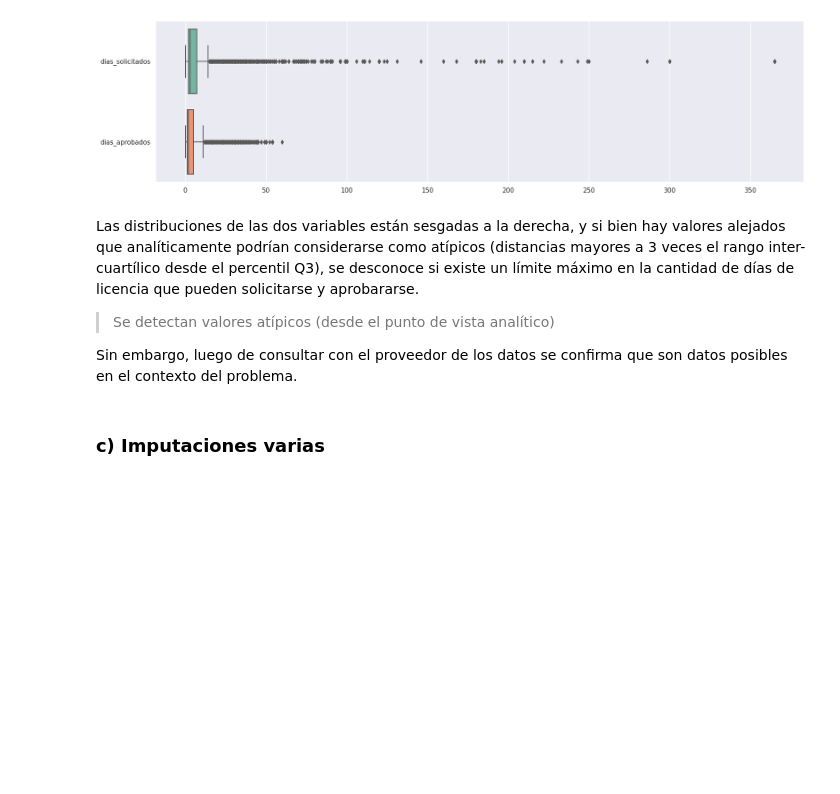
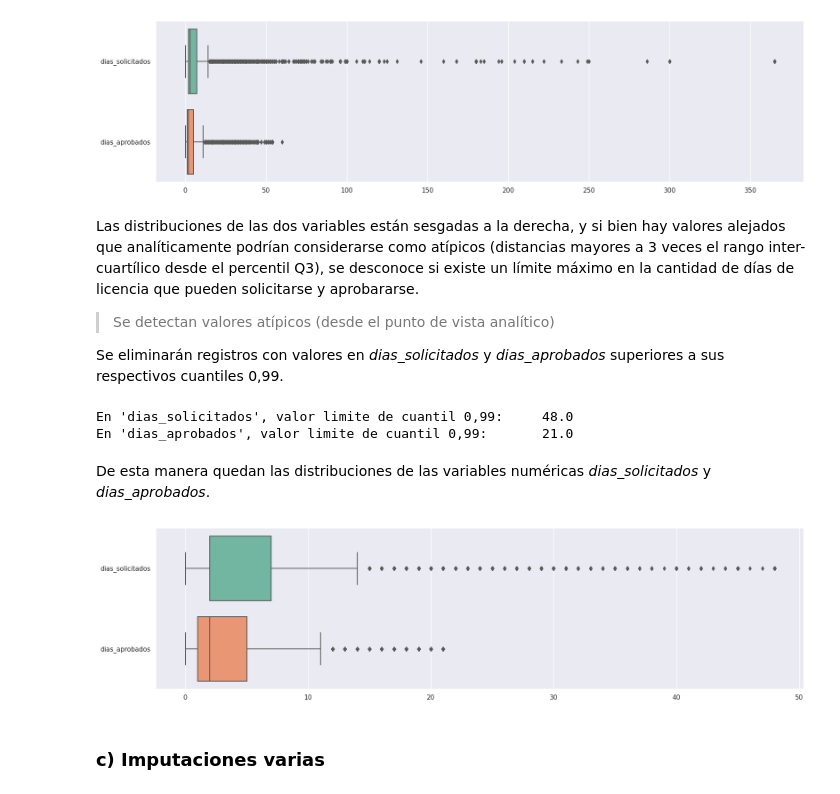
Before and after one commit to grabyc/diplodatos-mentoria, a Jupyter notebook: TP02/TP02_Consignas.ipynb, the cells around one changed output. Cells and saved outputs as stored; diff of their text form; code cells hidden in the pictures; blank space fills up the shorter version.

```diff
--- a/TP02/TP02_Consignas.ipynb
+++ b/TP02/TP02_Consignas.ipynb
@@ -549,4 +549,10 @@ Las distribuciones de las dos variables están sesgadas a la derecha, y si bien
 
 > Se detectan valores atípicos (desde el punto de vista analítico)
 
-Sin embargo, luego de consultar con el proveedor de los datos se confirma que son datos posibles en el contexto del problema.
+Se eliminarán registros con valores en *dias_solicitados* y *dias_aprobados* superiores a sus respectivos cuantiles 0,99.
+# %%
+print("En 'dias_solicitados', valor limite de cuantil 0,99: \t", relev_df['dias_solicitados'].quantile(0.99), \
+      "\nEn 'dias_aprobados', valor limite de cuantil 0,99: \t", relev_df['dias_aprobados'].quantile(0.99))
+# %% [output]
+En 'dias_solicitados', valor limite de cuantil 0,99:     48.0
+En 'dias_aprobados', valor limite de cuantil 0,99:       21.0
@@ -553,3 +565,10 @@ Sin embargo, luego de consultar con el proveedor de los datos se confirma que so
+# %% [markdown]
+De esta manera quedan las distribuciones de las variables numéricas *dias_solicitados* y *dias_aprobados*.
+# %%
+sns.boxplot(relev_df[['dias_solicitados', 'dias_aprobados']], orient="h", palette="Set2")
+sns.set(rc={'figure.figsize':(20,5)})
+# %% [output]
+[figure, added]
 # %% [markdown]
 ### c) Imputaciones varias
 # %% [markdown]
```
Also changed, not shown: parts of 8 cells of this notebook.
